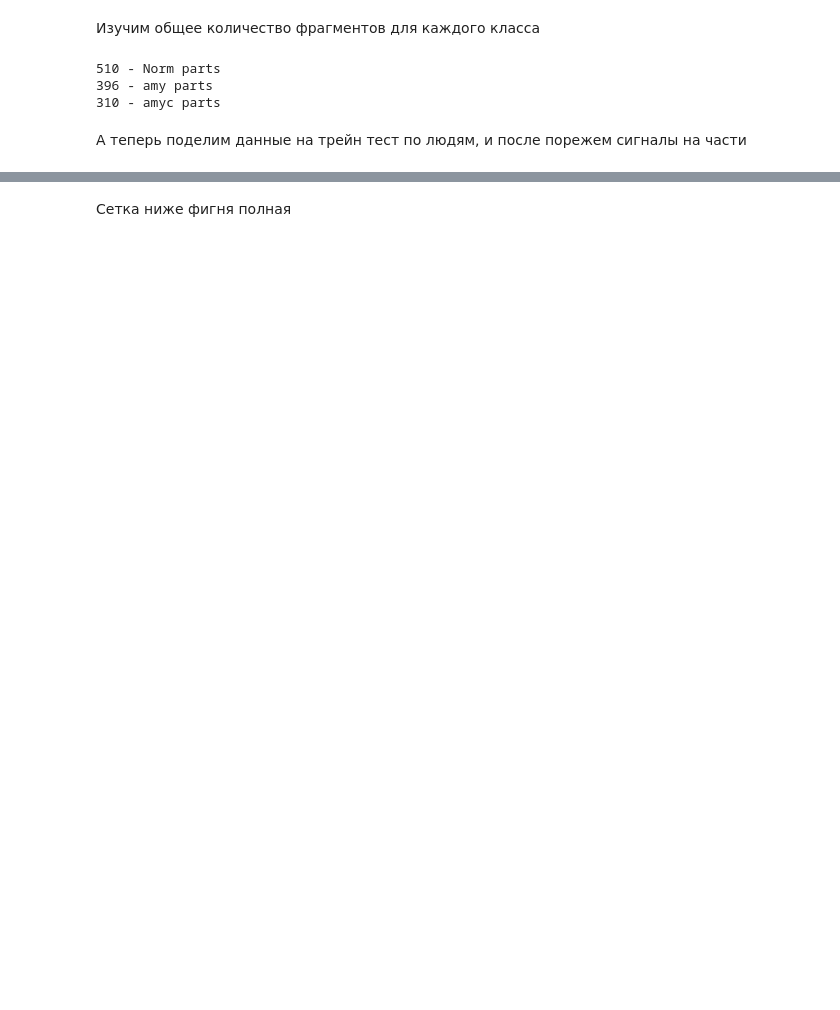
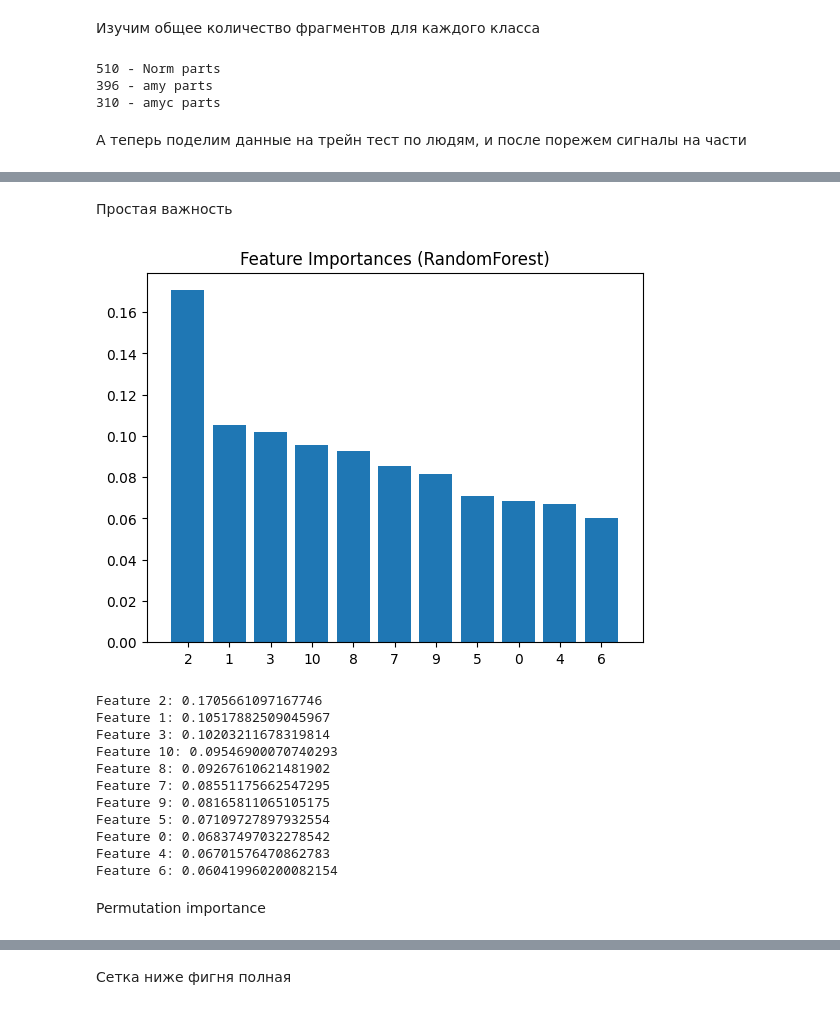
Before and after one commit to ArtikBoom3007/Diplomas, a Jupyter notebook: Classifiers/RF + SVM/RF_CNN_SVM.ipynb, the cells around one changed output, grey strips where cells are left out. Saved outputs shown, nothing was run; the diff lists cells and outputs as text; code cells hidden in the pictures; blank space fills up the shorter version.

```diff
--- a/Classifiers/RF + SVM/RF_CNN_SVM.ipynb
+++ b/Classifiers/RF + SVM/RF_CNN_SVM.ipynb
@@ -66,10 +66,8 @@ def extract_frequency_features(ecg_signal):
 
     # Извлекаем частотные признаки
     features = {}
-    features['freq_mean'] = pd.Series(np.mean(fft_mag, axis=1))
     features['freq_std'] = pd.Series(np.std(fft_mag, axis=1))
     features['freq_max'] = pd.Series(np.max(fft_mag, axis=1))
-    features['freq_min'] = pd.Series(np.min(fft_mag, axis=1))
 
     return features
 
@@ -79,7 +77,6 @@ def extract_wavelet_features(ecg_signal):
 
     # Извлечение статистики для каждого уровня
     for i, coeff in enumerate(coeffs):
-        features[f'wavelet_mean_level_{i}'] = pd.Series(np.mean(coeff, axis=1))
         features[f'wavelet_std_level_{i}'] = pd.Series(np.std(coeff, axis=1))
 
     return features
@@ -131,0 +140,33 @@ SVM accuracy: 0.5109489051094891
+# %% [markdown]
+Простая важность
+# %%
+# Получение важности признаков
+importances = rf.feature_importances_
+indices = np.argsort(importances)[::-1]
+
+# Визуализация важности признаков
+plt.figure()
+plt.title("Feature Importances (RandomForest)")
+plt.bar(range(X_train.shape[1]), importances[indices], align="center")
+plt.xticks(range(X_train.shape[1]), indices)
+plt.xlim([-1, X_train.shape[1]])
+plt.show()
+
+# Вывод важности признаков
+for i in range(X_train.shape[1]):
+    print(f"Feature {indices[i]}: {importances[indices[i]]}")
+# %% [output]
+[figure, added]
+Feature 2: 0.1705661097167746
+Feature 1: 0.10517882509045967
+Feature 3: 0.10203211678319814
+Feature 10: 0.09546900070740293
+Feature 8: 0.09267610621481902
+Feature 7: 0.08551175662547295
+Feature 9: 0.08165811065105175
+Feature 5: 0.07109727897932554
+Feature 0: 0.06837497032278542
+Feature 4: 0.06701576470862783
+Feature 6: 0.060419960200082154
+# %% [markdown]
+Permutation importance
```
Also changed, not shown: parts of 8 cells of this notebook, 8 other files.
